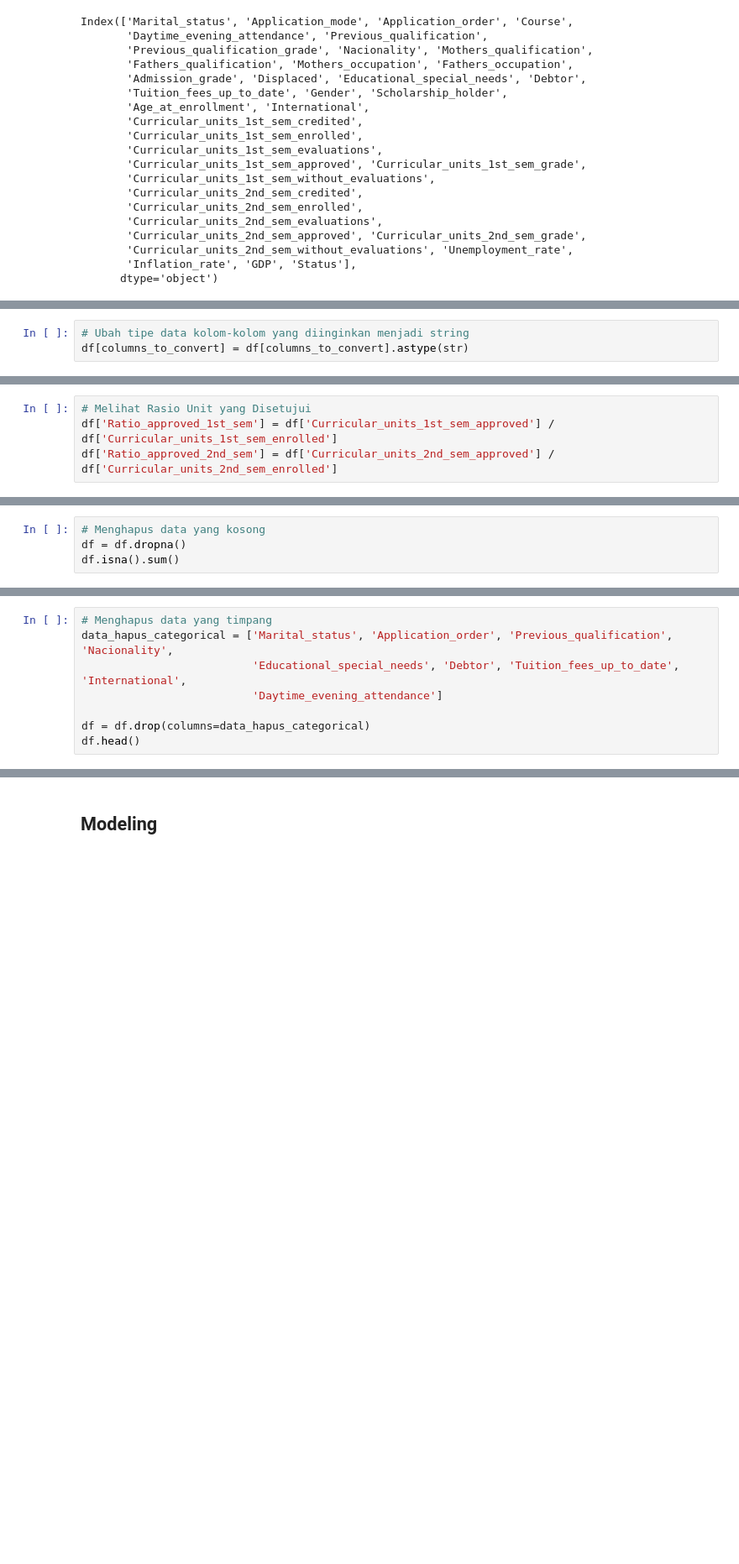
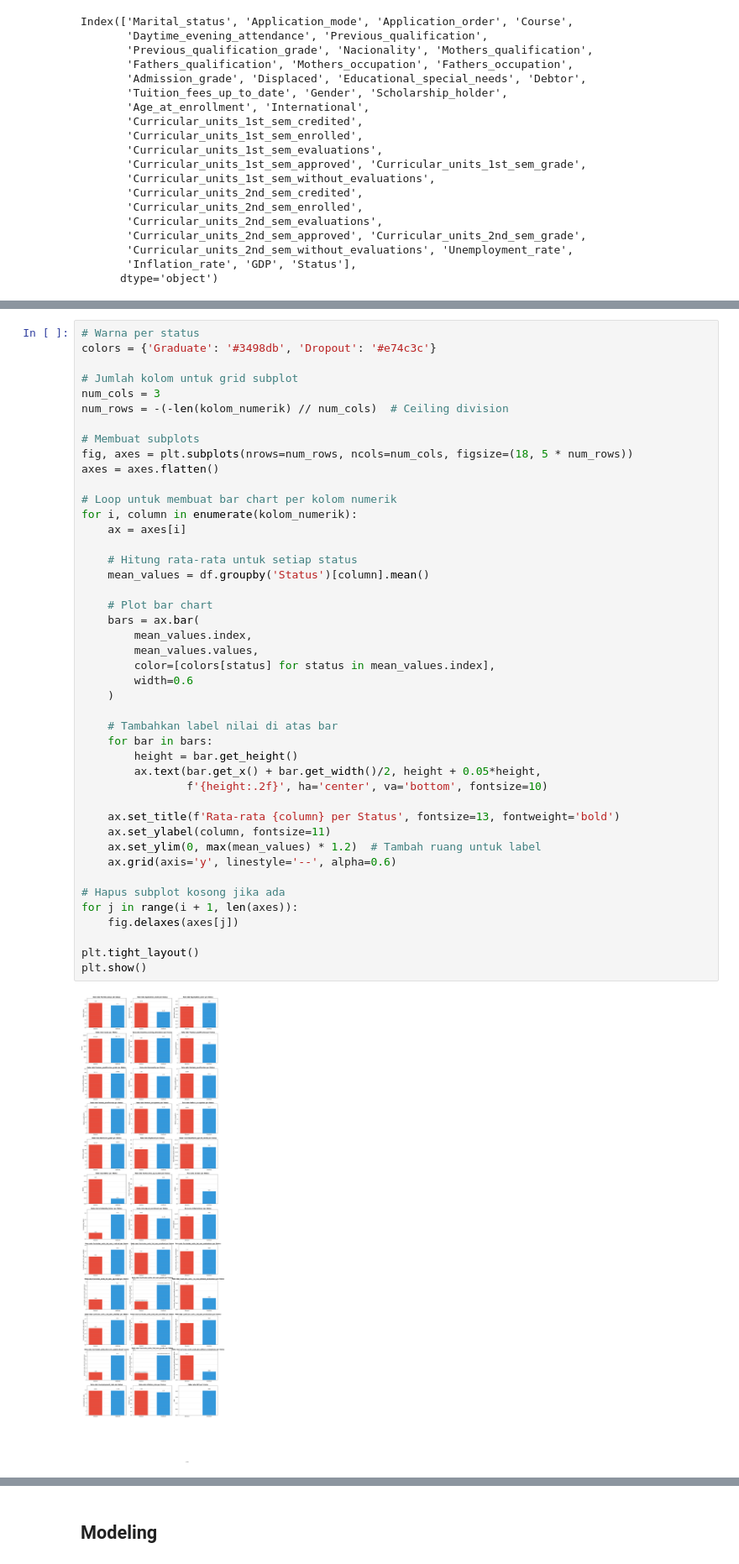
Before and after one commit to Ishlaah/Belajar-Penerapan-Data-Science-submission-2, a Jupyter notebook: notebook.ipynb, the cells around one changed output, grey strips where cells are left out. Shown at 84% size. Saved outputs shown, nothing was run; the diff lists cells and outputs as text; blank space fills up the shorter version.

```diff
--- a/notebook.ipynb
+++ b/notebook.ipynb
@@ -347,3 +231,0 @@ columns_to_convert = ['Marital_status', 'Application_mode', 'Application_order',
-# %%
-# Ubah tipe data kolom-kolom yang diinginkan menjadi string
-df[columns_to_convert] = df[columns_to_convert].astype(str)
@@ -373,4 +231,0 @@ memory usage: 1.2+ MB
-# %%
-# Melihat Rasio Unit yang Disetujui
-df['Ratio_approved_1st_sem'] = df['Curricular_units_1st_sem_approved'] / df['Curricular_units_1st_sem_enrolled']
-df['Ratio_approved_2nd_sem'] = df['Curricular_units_2nd_sem_approved'] / df['Curricular_units_2nd_sem_enrolled']
@@ -436,4 +231,0 @@ dtype: int64
-# %%
-# Menghapus data yang kosong
-df = df.dropna()
-df.isna().sum()
@@ -563,8 +253,0 @@ Index(['Marital_status', 'Application_mode', 'Application_order', 'Course',
-# %%
-# Menghapus data yang timpang
-data_hapus_categorical = ['Marital_status', 'Application_order', 'Previous_qualification', 'Nacionality',
-                          'Educational_special_needs', 'Debtor', 'Tuition_fees_up_to_date', 'International',
-                          'Daytime_evening_attendance']
-
-df = df.drop(columns=data_hapus_categorical)
-df.head()
@@ -659,0 +293,46 @@ dtype: int64
+# %%
+# Warna per status
+colors = {'Graduate': '#3498db', 'Dropout': '#e74c3c'}
+
+# Jumlah kolom untuk grid subplot
+num_cols = 3
+num_rows = -(-len(kolom_numerik) // num_cols)  # Ceiling division
+
+# Membuat subplots
+fig, axes = plt.subplots(nrows=num_rows, ncols=num_cols, figsize=(18, 5 * num_rows))
+axes = axes.flatten()
+
+# Loop untuk membuat bar chart per kolom numerik
+for i, column in enumerate(kolom_numerik):
+    ax = axes[i]
+
+    # Hitung rata-rata untuk setiap status
+    mean_values = df.groupby('Status')[column].mean()
+
+    # Plot bar chart
+    bars = ax.bar(
+        mean_values.index,
+        mean_values.values,
+        color=[colors[status] for status in mean_values.index],
+        width=0.6
+    )
+
+    # Tambahkan label nilai di atas bar
+    for bar in bars:
+        height = bar.get_height()
+        ax.text(bar.get_x() + bar.get_width()/2, height + 0.05*height,
+                f'{height:.2f}', ha='center', va='bottom', fontsize=10)
+
+    ax.set_title(f'Rata-rata {column} per Status', fontsize=13, fontweight='bold')
+    ax.set_ylabel(column, fontsize=11)
+    ax.set_ylim(0, max(mean_values) * 1.2)  # Tambah ruang untuk label
+    ax.grid(axis='y', linestyle='--', alpha=0.6)
+
+# Hapus subplot kosong jika ada
+for j in range(i + 1, len(axes)):
+    fig.delaxes(axes[j])
+
+plt.tight_layout()
+plt.show()
+# %% [output]
+[figure, added]
```
Also changed, not shown: parts of 95 cells of this notebook, 3 other files.
